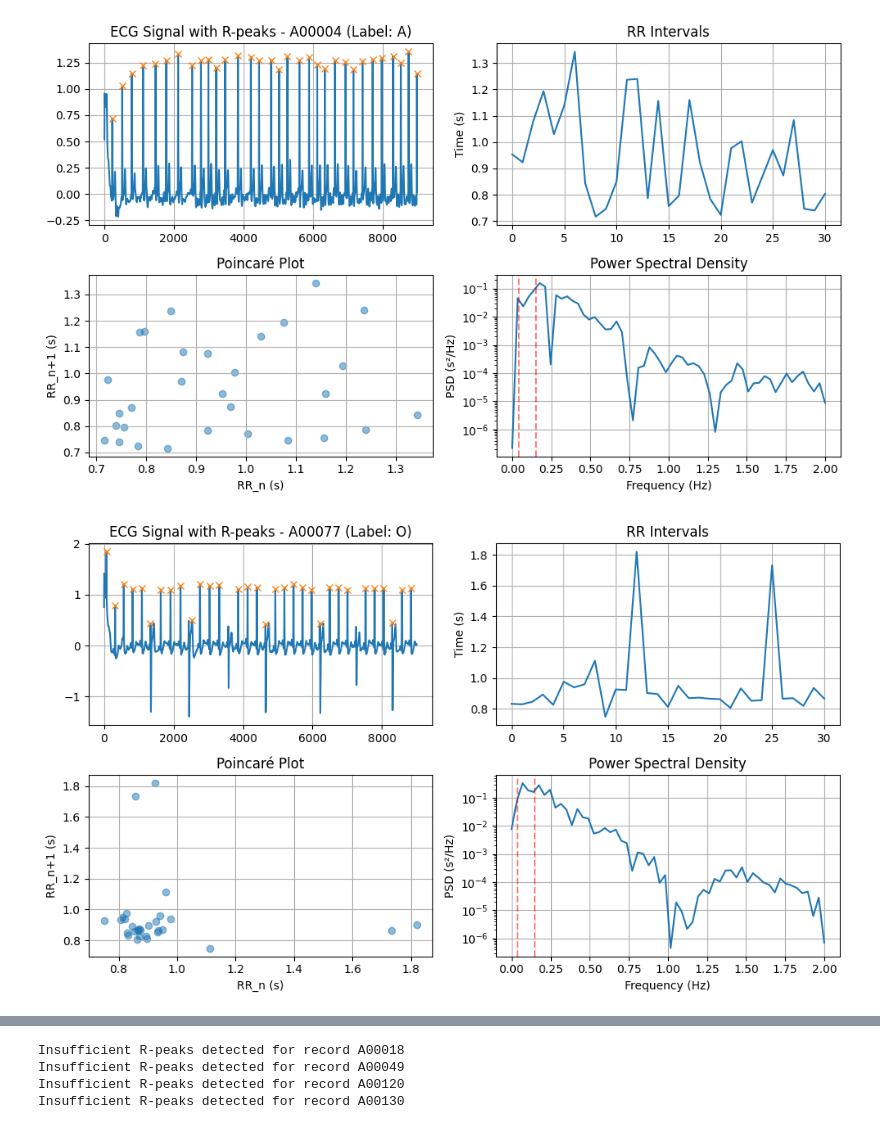
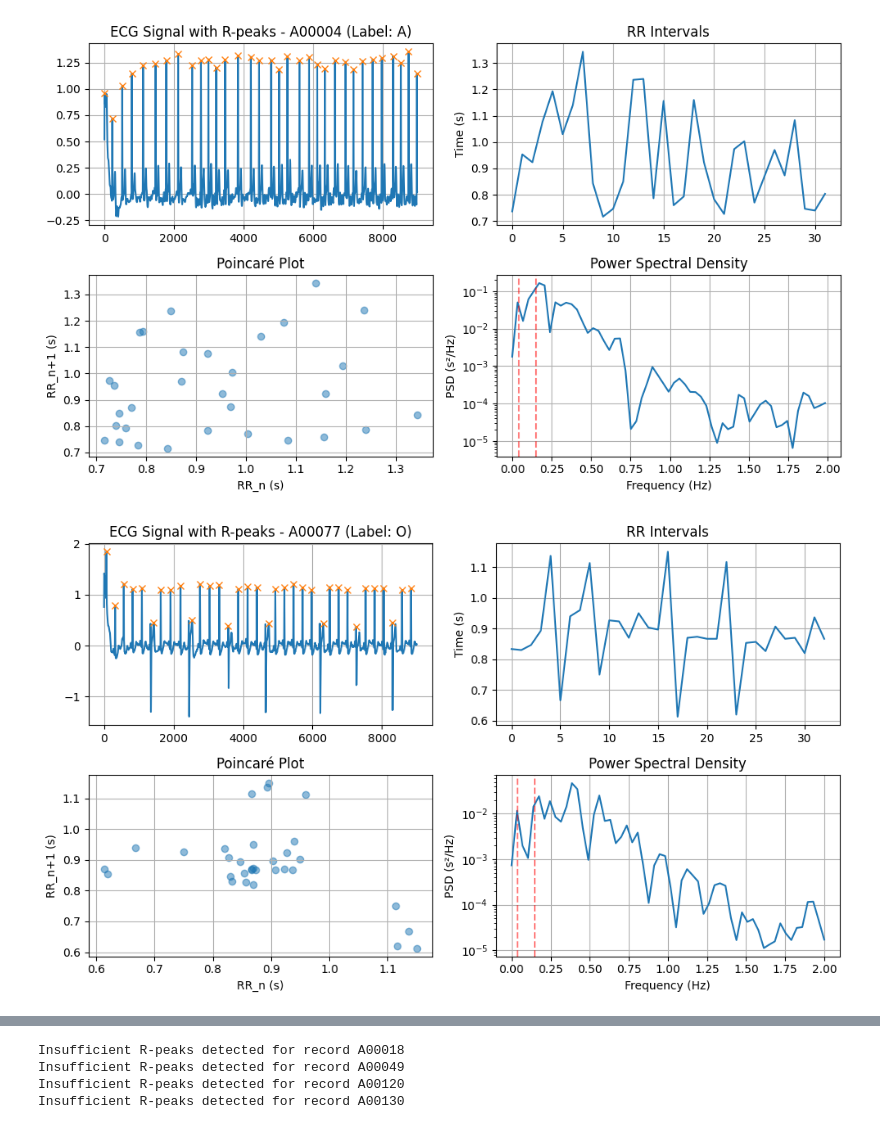
Before and after one commit to Predictive-Systems-Inc/artificially-intelligent, a Jupyter notebook: afib-predict/3_advanced_features.ipynb, the cells around one changed output, grey strips where cells are left out. Cells and saved outputs as stored; diff of their text form; code cells hidden in the pictures.

```diff
--- a/afib-predict/3_advanced_features.ipynb
+++ b/afib-predict/3_advanced_features.ipynb
@@ -34,11 +34,11 @@ def analyze_hrv(record_name, data_path, labels_df, plot=False):
     label = labels_df[labels_df.record_name == record_name].label.values[0]
 
     # Normalize signal
-    # normalized_signal = (signals - np.mean(signals)) / np.std(signals)
-    filtered_signals = bandpass_filter(signals, lowcut=0.5, highcut=40.0, fs=record.fs)
+    normalized_signal = (signals - np.mean(signals)) / np.std(signals)
+    # filtered_signals = bandpass_filter(signals, lowcut=0.5, highcut=40.0, fs=record.fs)
 
     # Find R-peaks
-    r_peaks, _ = find_peaks(filtered_signals, prominence=0.6, distance=0.6*300)  # Adjust these parameters as needed
+    r_peaks, _ = find_peaks(normalized_signal, prominence=0.6, distance=0.6*300)  # Adjust these parameters as needed
 
     # Validate that we have enough R-peaks
     if len(r_peaks) < 2:
@@ -172,2 +172,2 @@ print(hrv_results_df)
-[figure, old version]
+[figure, new version]
-[figure, old version]
+[figure, new version]
```
Also changed, not shown: parts of 1 cell of this notebook, 17 other files.
